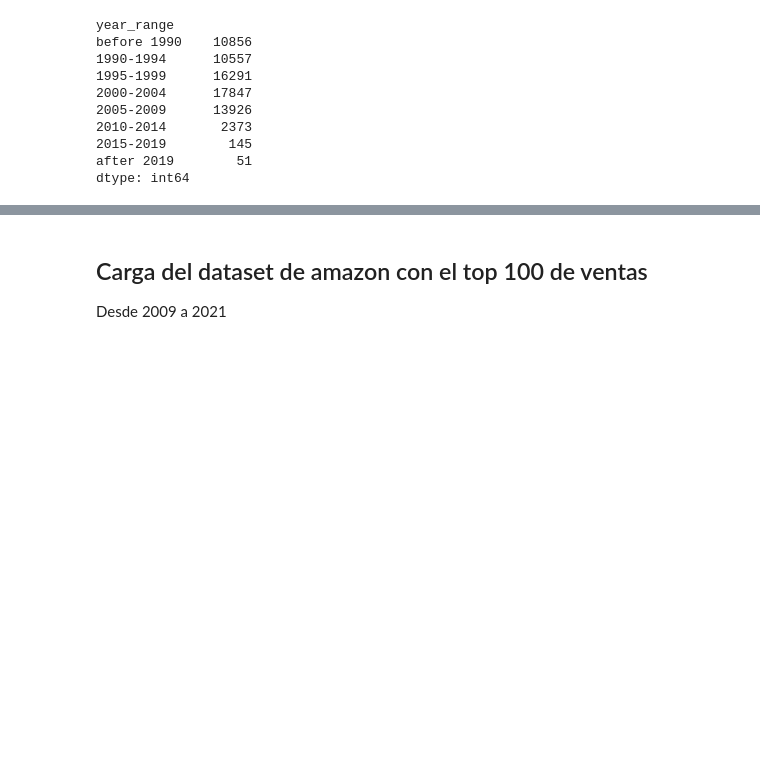
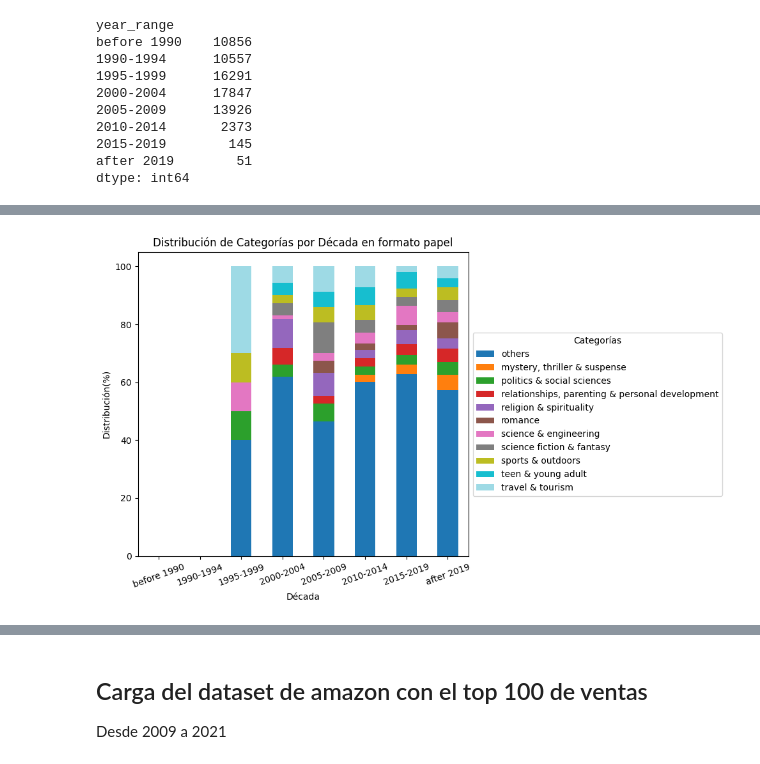
Before and after one commit to 4nn-1sM/Mercado_literario, a Jupyter notebook: notebooks/kindle.ipynb, the cells around one changed output, grey strips where cells are left out. Cells and saved outputs as stored; diff of their text form; code cells hidden in the pictures; blank space fills up the shorter version.

```diff
--- a/notebooks/kindle.ipynb
+++ b/notebooks/kindle.ipynb
@@ -632,0 +819,11 @@ dtype: int64
+# %%
+generos_decada_per.plot(kind="bar", stacked=True, figsize=(10,6), colormap="tab20")
+plt.title('Distribución de Categorías por Década en formato papel')
+plt.ylabel('Distribución(%)')
+plt.xlabel('Década')
+plt.xticks(rotation=20)
+plt.legend(title='Categorías',bbox_to_anchor=[1, 0.75], loc='upper left')
+plt.tight_layout()
+plt.show()
+# %% [output]
+[figure, added]
```
Also changed, not shown: parts of 61 cells of this notebook, 2 other files.
